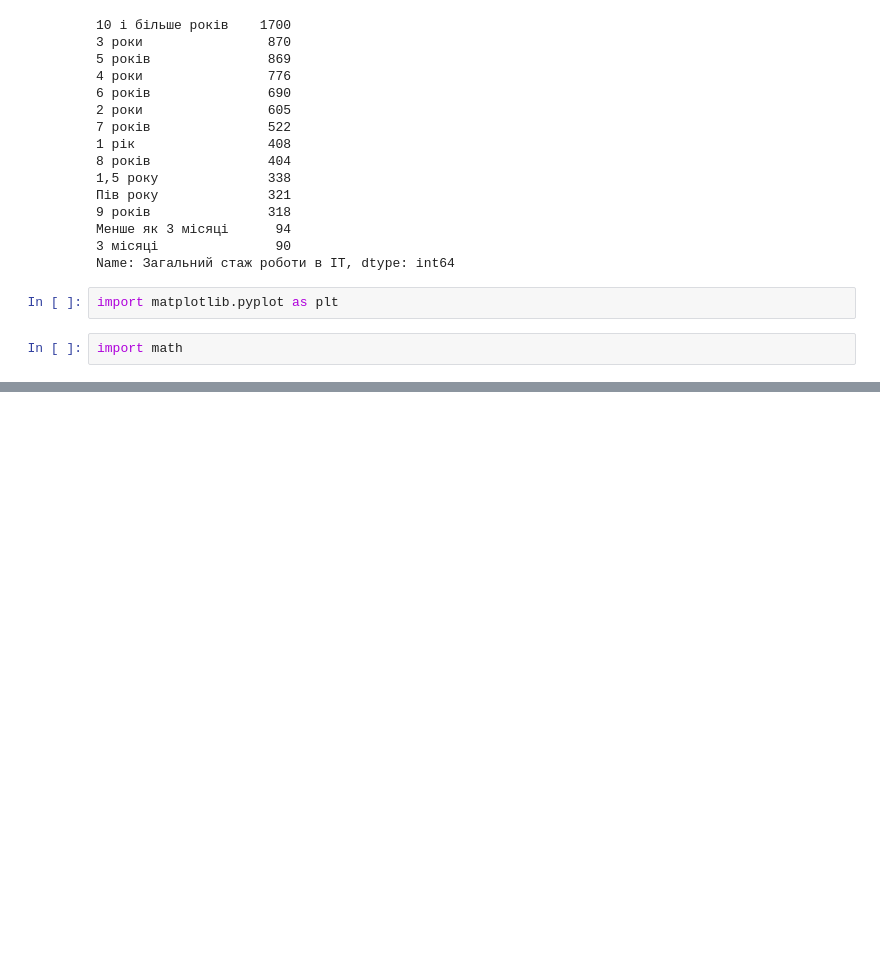
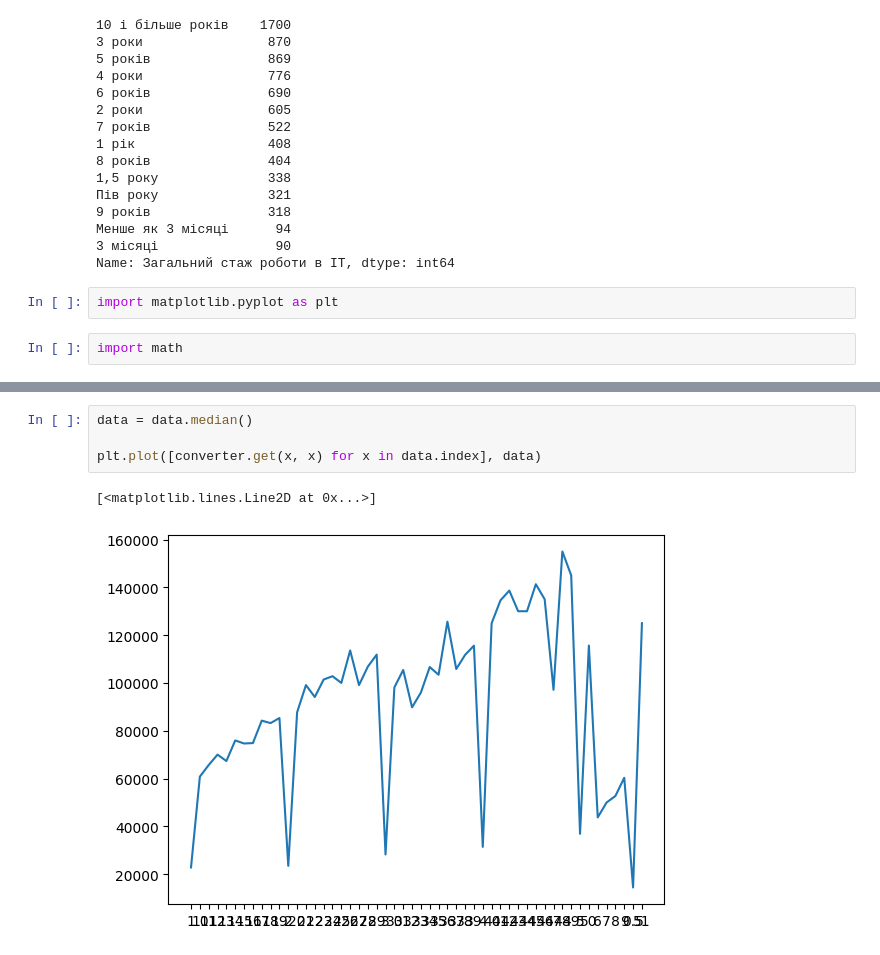
Before and after one commit to rizerphe-student/dev_datasets_analysis_project, a Jupyter notebook: notebook.ipynb, the cells around one changed output, grey strips where cells are left out. Cells and saved outputs as stored; diff of their text form; blank space fills up the shorter version.

```diff
--- a/notebook.ipynb
+++ b/notebook.ipynb
@@ -144,0 +224,7 @@ sub.plot(index, [2100 * math.log(x + 1) for x in index])
+# %%
+data = data.median()
+
+plt.plot([converter.get(x, x) for x in data.index], data)
+# %% [output]
+[<matplotlib.lines.Line2D at 0x...>]
+[figure, added]
```
Also changed, not shown: parts of 9 cells of this notebook.
